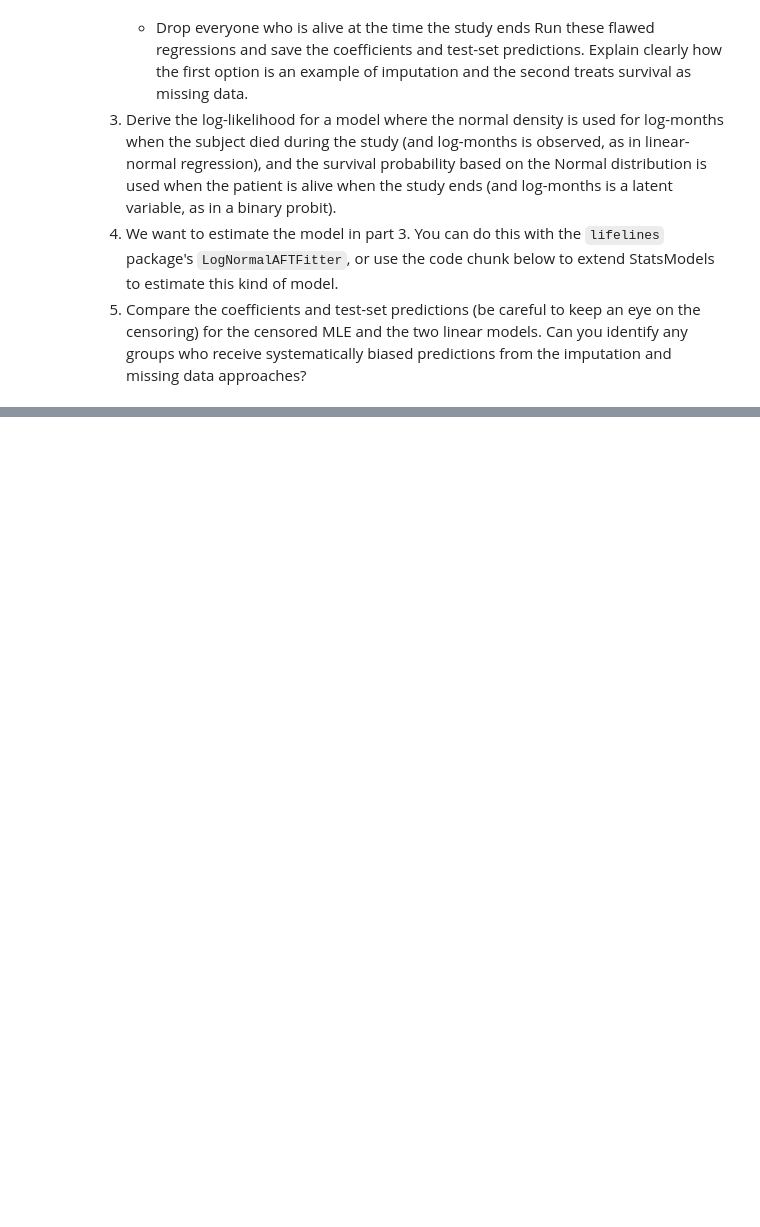
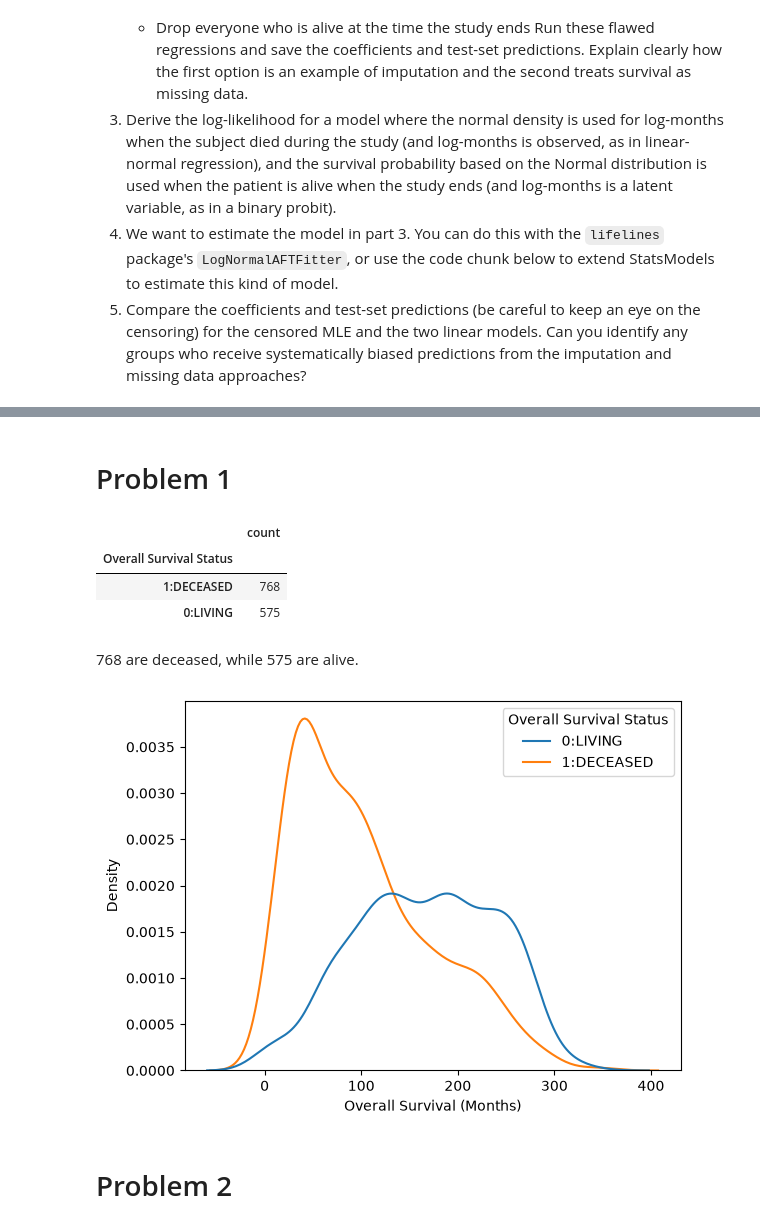
Before and after one commit to wesleyfletcher/UU_F26_templates, a Jupyter notebook: Week12/Lab10_survival_lab.ipynb, the cells around one changed output, grey strips where cells are left out. Drawn from its saved outputs; the diff is of its cells as text; code cells hidden in the pictures; blank space fills up the shorter version.

```diff
--- a/Week12/Lab10_survival_lab.ipynb
+++ b/Week12/Lab10_survival_lab.ipynb
@@ -58,0 +52,3 @@ print(mle.summary())
+# %%
+df = pd.read_csv('data/metabric.csv')
+df.head()
@@ -58,0 +62,16 @@ print(mle.summary())
+# %% [markdown]
+# Problem 1
+# %%
+df['Overall Survival Status'].value_counts().to_frame()
+# %% [output]
+|  | count |
+| Overall Survival Status |  |
+| 1:DECEASED | 768 |
+| 0:LIVING | 575 |
+# %% [markdown]
+768 are deceased, while 575 are alive.
+# %%
+sns.kdeplot(df, x='Overall Survival (Months)', hue='Overall Survival Status')
+plt.show()
+# %% [output]
+[figure, added]
@@ -58,0 +80,2 @@ print(mle.summary())
+# %% [markdown]
+# Problem 2
```
Also changed, not shown: parts of 23 cells of this notebook.
